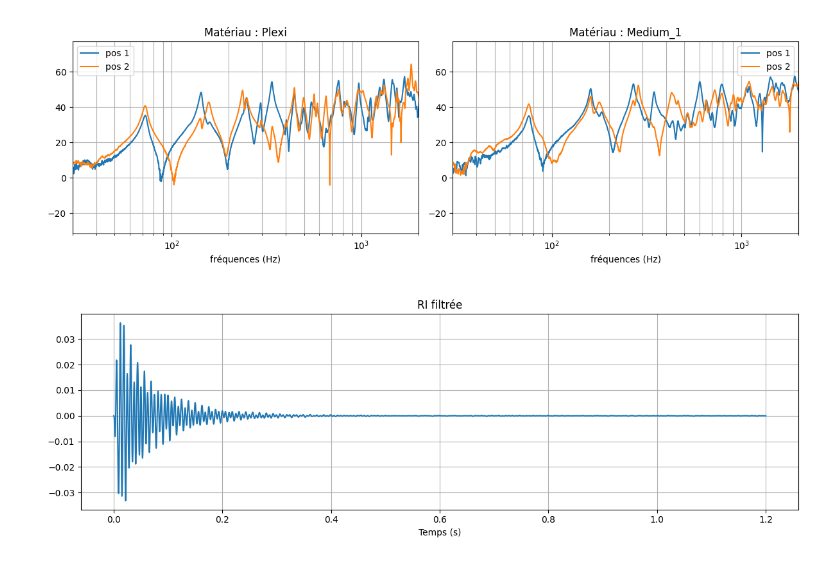
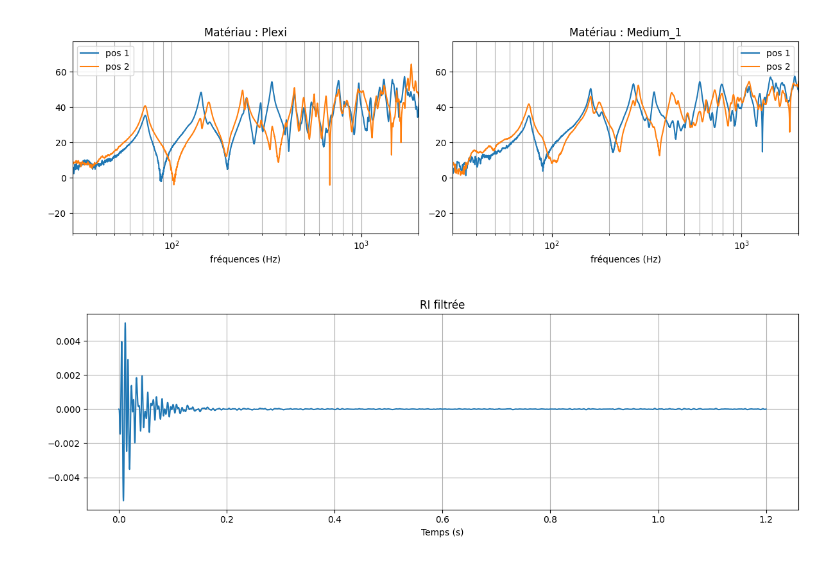
Before and after one commit to peladeaucome/ATIAM-PAM-AnalyseInstruments, a Jupyter notebook: Guitar_model/experiences/2e_mesures.ipynb, the cells around one changed output. Drawn from its saved outputs; the diff is of its cells as text; code cells hidden in the pictures.

```diff
--- a/Guitar_model/experiences/2e_mesures.ipynb
+++ b/Guitar_model/experiences/2e_mesures.ipynb
@@ -51,30 +69,31 @@ plt.show()
 # %%
-idx_mat = 1
+idx_mat = 3
 
 RI = deforme_Nta_Npos[idx_mat, 0]["RI"]
 fs = deforme_Nta_Npos[idx_mat, 0]["fs"]
 tRI = np.arange(len(RI))/fs
 
-
-tRI, RI = mm.clean_RI(RI, fs, method="max", cut_end=1.2)
+# tRI, RI = mm.clean_RI(RI, fs, method="max", cut_end=1.2)
 
 RI_filtered = mm.bandpass_filter(RI,30, 150, fs, order=50)
 
-fig = plt.figure()
-ax1 = fig.add_subplot(111)
+plot = True
+if plot :
+    fig = plt.figure()
+    ax1 = fig.add_subplot(111)
 
-# ax1.plot(tRI,RI,label="")
-ax1.plot(mm.time_vector(RI_filtered,fs),RI_filtered,label="")
-ax1.grid()
-#ax1.legend()
-ax1.set_xlabel("Temps (s)")
-ax1.set_ylabel("")
-ax1.set_title(r"RI filtrée")
-ax1.set_xlim()
-ax1.set_ylim()
+    # ax1.plot(tRI,RI,label="")
+    ax1.plot(mm.time_vector(RI_filtered,fs),RI_filtered,label="")
+    ax1.grid()
+    #ax1.legend()
+    ax1.set_xlabel("Temps (s)")
+    ax1.set_ylabel("")
+    ax1.set_title(r"RI filtrée")
+    ax1.set_xlim()
+    ax1.set_ylim()
 
-fig.tight_layout()
+    fig.tight_layout()
 
-plt.show()
+    plt.show()
 # %% [output]
-[figure, old version]
+[figure, new version]
```
Also changed, not shown: parts of 6 cells of this notebook, 1 other file.
